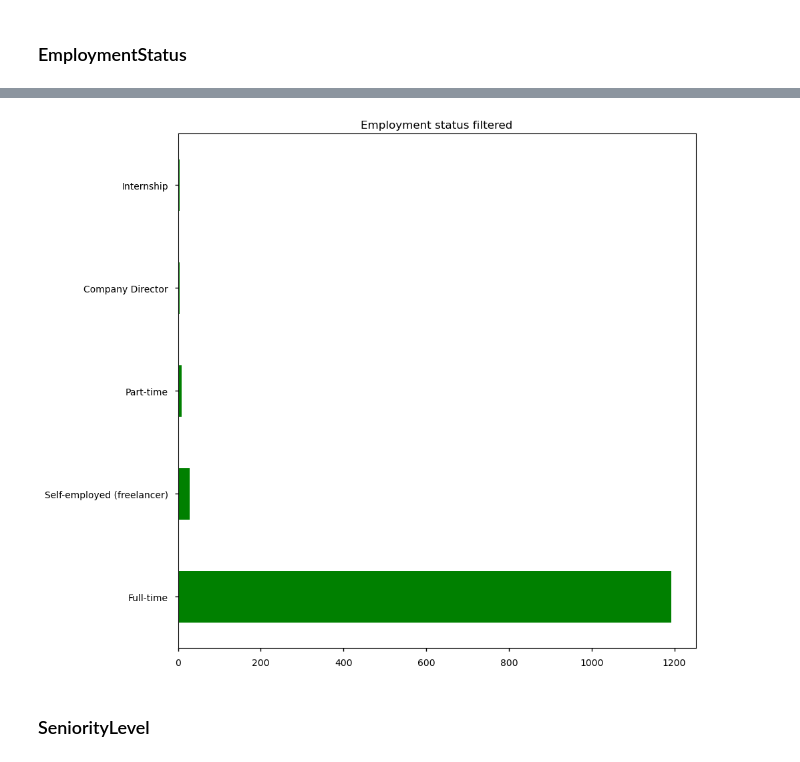
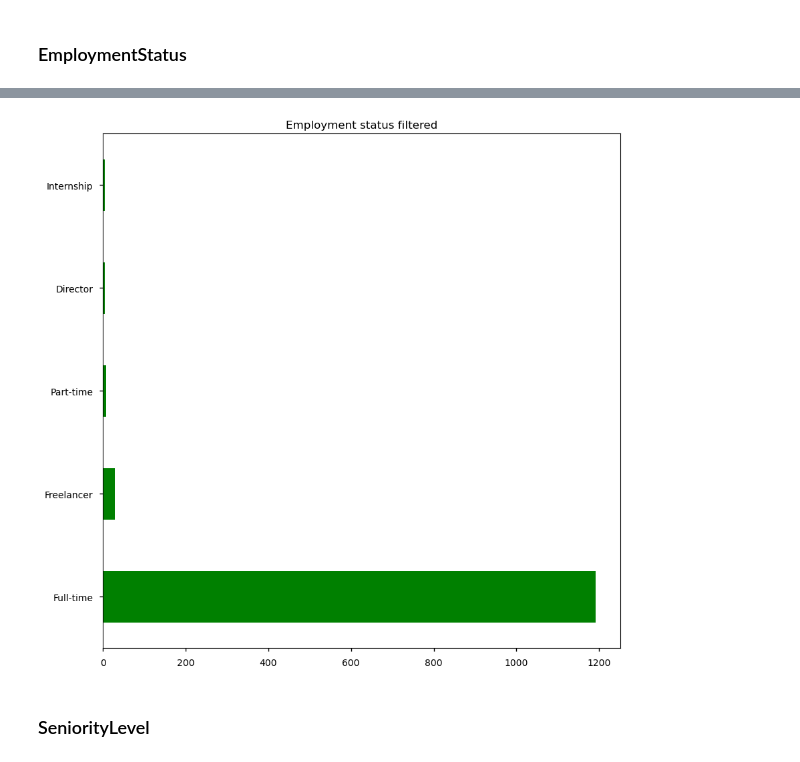
Before and after one commit to MatejMistik/upa-p2-data-analysis, a Jupyter notebook: main.ipynb, the cells around one changed output, grey strips where cells are left out. Saved outputs shown, nothing was run; the diff lists cells and outputs as text; code cells hidden in the pictures.

```diff
--- a/main.ipynb
+++ b/main.ipynb
@@ -523,7 +600,9 @@ EmploymentStatus = EmploymentStatus.replace('working student', 'Student')
 EmploymentStatus = EmploymentStatus.replace('Student', 'Internship')
 EmploymentStatus = EmploymentStatus.replace("full-time, but 32 hours per week (it was my request, I'm a student)", 'Full-time')
 EmploymentStatus = EmploymentStatus.replace('Part-time employee', 'Part-time')
-EmploymentStatus = EmploymentStatus.replace('Founder', 'Company Director')
+EmploymentStatus = EmploymentStatus.replace('Founder', 'Director')
+EmploymentStatus = EmploymentStatus.replace('Company Director', 'Director')
+EmploymentStatus = EmploymentStatus.replace('Self-employed (freelancer)', 'Freelancer')
 
 
 
@@ -546,5 +625,5 @@ Internship                       4
 Name: Employment status, dtype: int64
-[figure, old version]
+[figure, new version]
 # %% [markdown]
 ### SeniorityLevel
 # %%
```
Also changed, not shown: parts of 36 cells of this notebook.
